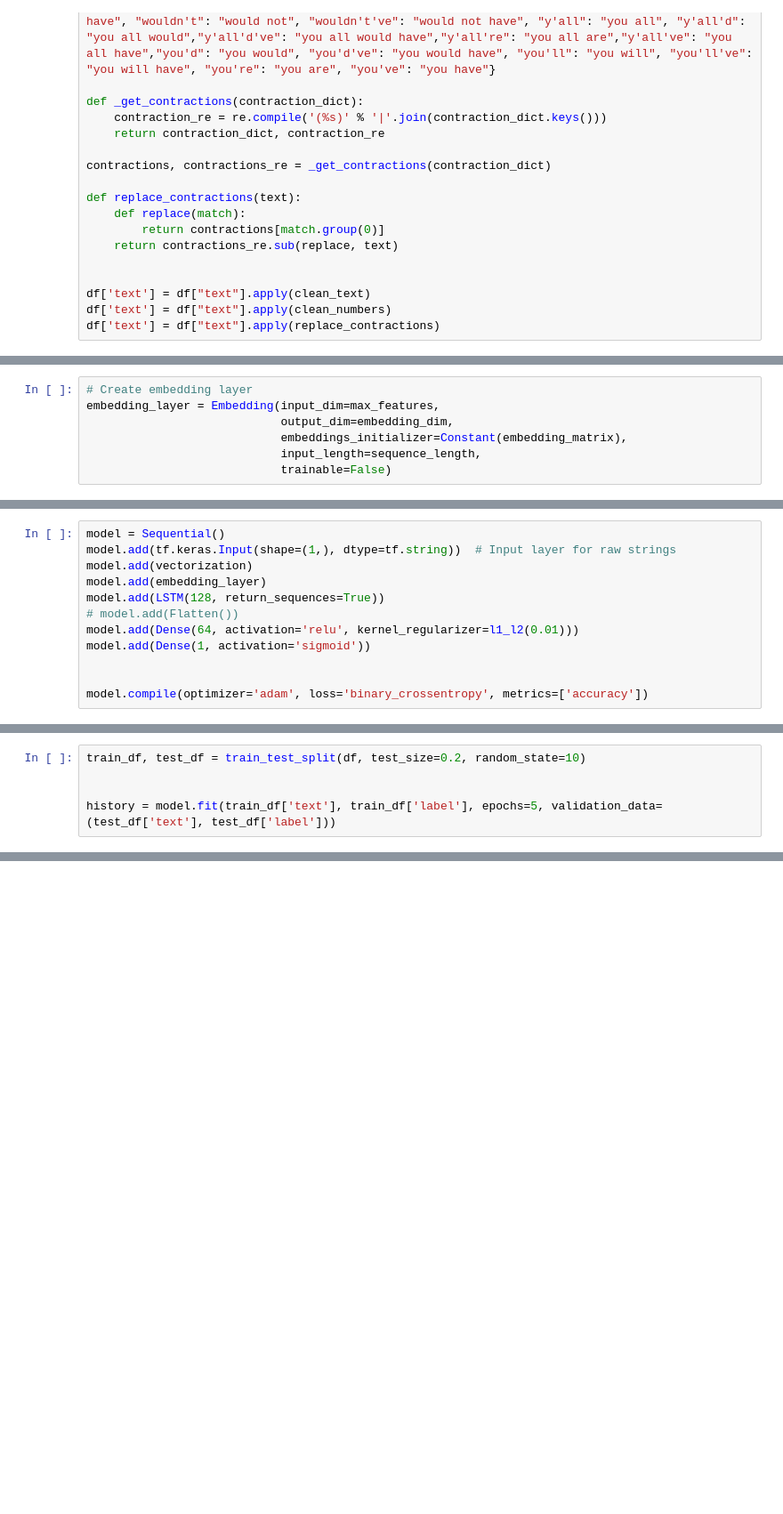
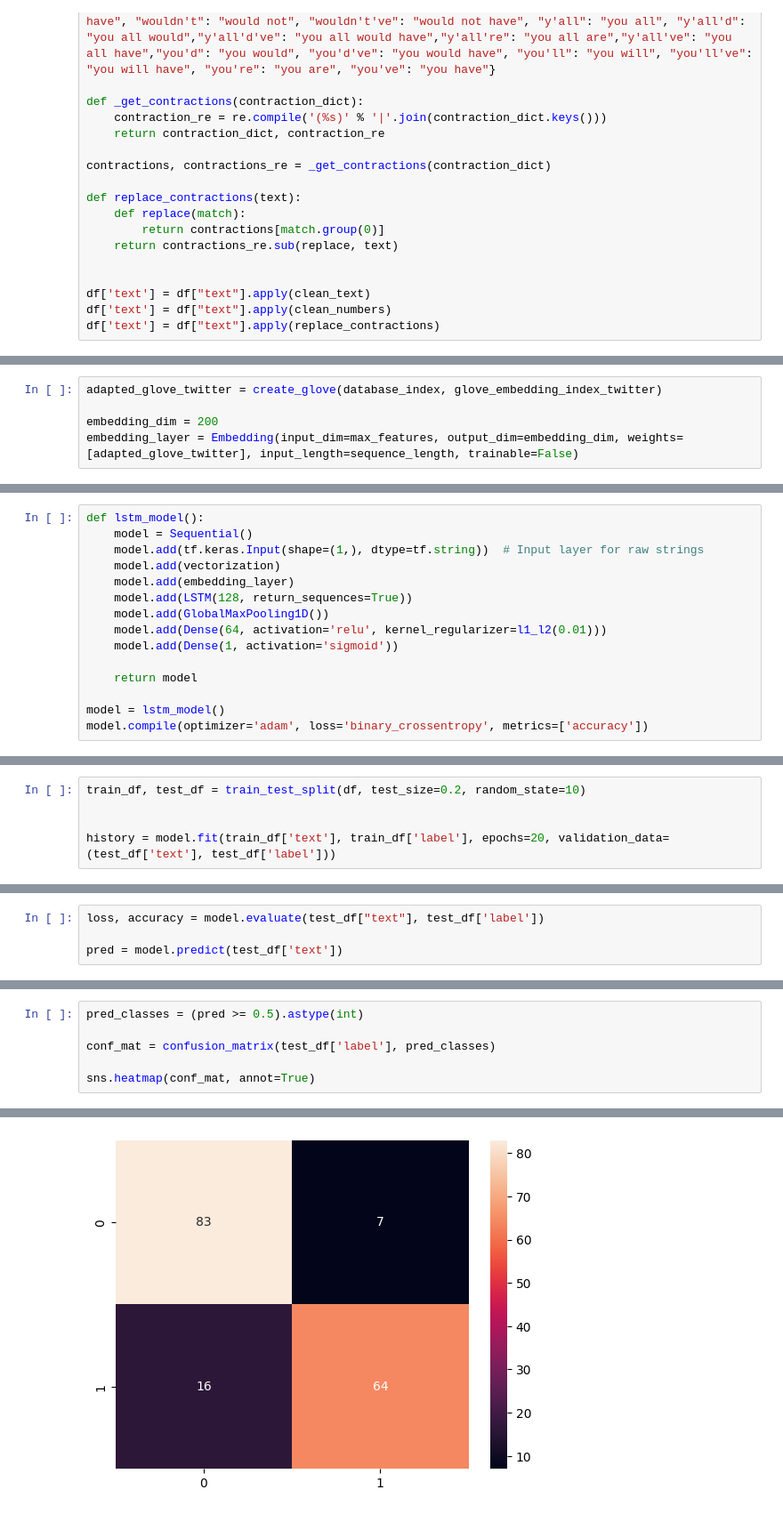
Before and after one commit to ephraim888sun/SequentialNetworks, a Jupyter notebook: simplify_lstm.ipynb, the cells around one changed output, grey strips where cells are left out. Shown: that part at 89% size. Cells and saved outputs as stored; diff of their text form; blank space fills up the shorter version.

Commit message:
add simplfiied models

```diff
--- a/simplify_lstm.ipynb
+++ b/simplify_lstm.ipynb
@@ -132,7 +155,5 @@ for i, word in enumerate(words_database):
 # %%
-# Create embedding layer
-embedding_layer = Embedding(input_dim=max_features,
-                            output_dim=embedding_dim,
-                            embeddings_initializer=Constant(embedding_matrix),
-                            input_length=sequence_length,
-                            trainable=False)
+adapted_glove_twitter = create_glove(database_index, glove_embedding_index_twitter)
+
+embedding_dim = 200
+embedding_layer = Embedding(input_dim=max_features, output_dim=embedding_dim, weights=[adapted_glove_twitter], input_length=sequence_length, trainable=False)
@@ -139,14 +162,17 @@ embedding_layer = Embedding(input_dim=max_features,
 # %%
-model = Sequential()
-model.add(tf.keras.Input(shape=(1,), dtype=tf.string))  # Input layer for raw strings
-model.add(vectorization)
-model.add(embedding_layer)
-model.add(LSTM(128, return_sequences=True))
-# model.add(Flatten())
-model.add(Dense(64, activation='relu', kernel_regularizer=l1_l2(0.01)))
-model.add(Dense(1, activation='sigmoid'))
+def lstm_model():
+    model = Sequential()
+    model.add(tf.keras.Input(shape=(1,), dtype=tf.string))  # Input layer for raw strings
+    model.add(vectorization)
+    model.add(embedding_layer)
+    model.add(LSTM(128, return_sequences=True))
+    model.add(GlobalMaxPooling1D())
+    model.add(Dense(64, activation='relu', kernel_regularizer=l1_l2(0.01)))
+    model.add(Dense(1, activation='sigmoid'))
 
+    return model
 
+model = lstm_model()
 model.compile(optimizer='adam', loss='binary_crossentropy', metrics=['accuracy'])
 # %%
 model.summary()
@@ -154,4 +202,4 @@ model.summary()
 train_df, test_df = train_test_split(df, test_size=0.2, random_state=10)
 
 
-history = model.fit(train_df['text'], train_df['label'], epochs=5, validation_data=(test_df['text'], test_df['label']))
+history = model.fit(train_df['text'], train_df['label'], epochs=20, validation_data=(test_df['text'], test_df['label']))
@@ -173,0 +243,4 @@ plt.show()
+# %%
+loss, accuracy = model.evaluate(test_df["text"], test_df['label'])
+
+pred = model.predict(test_df['text'])
@@ -173,0 +250,7 @@ plt.show()
+# %%
+pred_classes = (pred >= 0.5).astype(int)
+
+conf_mat = confusion_matrix(test_df['label'], pred_classes)
+
+sns.heatmap(conf_mat, annot=True)
+# %% [output]
@@ -173,0 +258 @@ plt.show()
+[figure, added]
```
Also changed, not shown: parts of 16 cells of this notebook, 5 other files.
